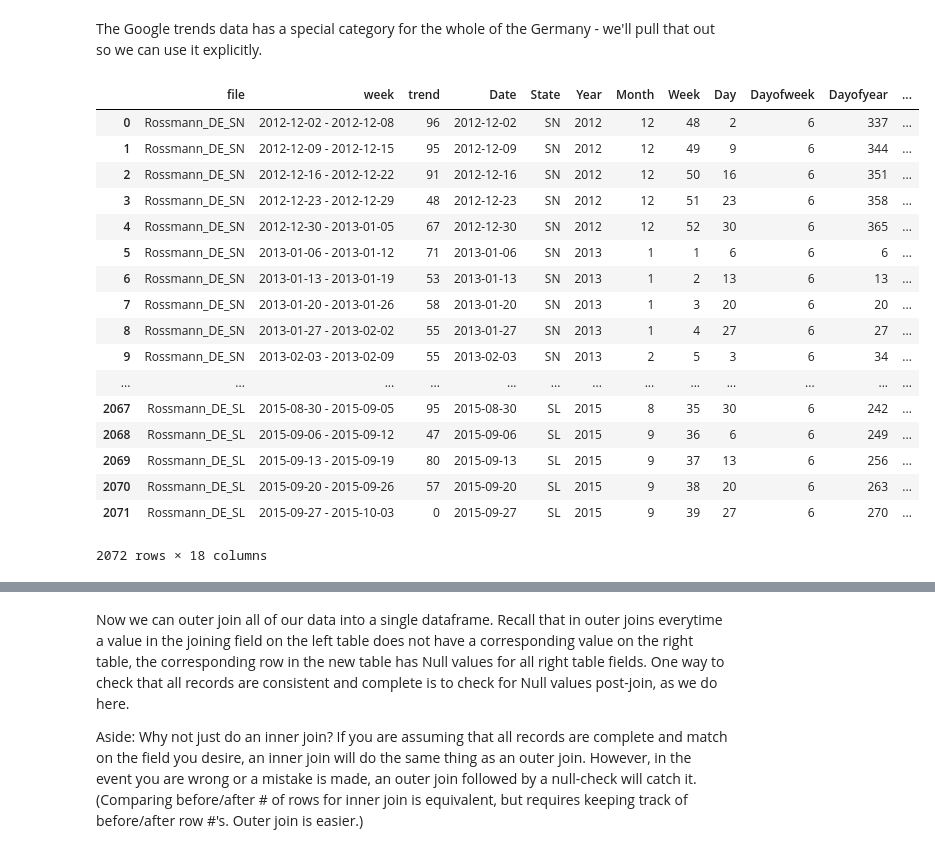
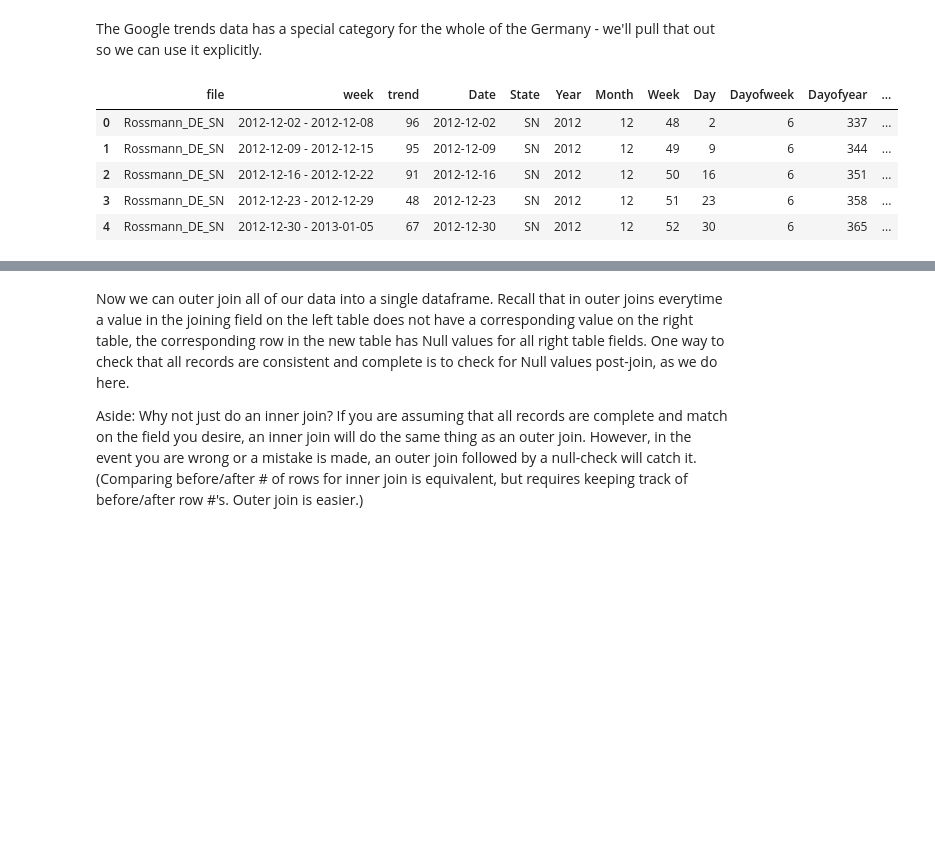
Before and after one commit to tomilsinszki/machine_learning, a Jupyter notebook: rossman_competition.ipynb, the cells around one changed output, grey strips where cells are left out. Drawn from its saved outputs; the diff is of its cells as text; code cells hidden in the pictures; blank space fills up the shorter version.

```diff
--- a/rossman_competition.ipynb
+++ b/rossman_competition.ipynb
@@ -297,26 +218,14 @@ add_datepart(test, "Date", drop=False)
 # %% [markdown]
 The Google trends data has a special category for the whole of the Germany - we'll pull that out so we can use it explicitly.
 # %%
-googletrend
+googletrend.head()
 # %% [output]
 |  | file | week | trend | Date | State | Year | Month | Week | Day | Dayofweek | Dayofyear | ... |
 | 0 | Rossmann_DE_SN | 2012-12-02 - 2012-12-08 | 96 | 2012-12-02 | SN | 2012 | 12 | 48 | 2 | 6 | 337 | ... |
 | 1 | Rossmann_DE_SN | 2012-12-09 - 2012-12-15 | 95 | 2012-12-09 | SN | 2012 | 12 | 49 | 9 | 6 | 344 | ... |
 | 2 | Rossmann_DE_SN | 2012-12-16 - 2012-12-22 | 91 | 2012-12-16 | SN | 2012 | 12 | 50 | 16 | 6 | 351 | ... |
 | 3 | Rossmann_DE_SN | 2012-12-23 - 2012-12-29 | 48 | 2012-12-23 | SN | 2012 | 12 | 51 | 23 | 6 | 358 | ... |
 | 4 | Rossmann_DE_SN | 2012-12-30 - 2013-01-05 | 67 | 2012-12-30 | SN | 2012 | 12 | 52 | 30 | 6 | 365 | ... |
-| 5 | Rossmann_DE_SN | 2013-01-06 - 2013-01-12 | 71 | 2013-01-06 | SN | 2013 | 1 | 1 | 6 | 6 | 6 | ... |
-| 6 | Rossmann_DE_SN | 2013-01-13 - 2013-01-19 | 53 | 2013-01-13 | SN | 2013 | 1 | 2 | 13 | 6 | 13 | ... |
-| 7 | Rossmann_DE_SN | 2013-01-20 - 2013-01-26 | 58 | 2013-01-20 | SN | 2013 | 1 | 3 | 20 | 6 | 20 | ... |
-| 8 | Rossmann_DE_SN | 2013-01-27 - 2013-02-02 | 55 | 2013-01-27 | SN | 2013 | 1 | 4 | 27 | 6 | 27 | ... |
-| 9 | Rossmann_DE_SN | 2013-02-03 - 2013-02-09 | 55 | 2013-02-03 | SN | 2013 | 2 | 5 | 3 | 6 | 34 | ... |
-| ... | ... | ... | ... | ... | ... | ... | ... | ... | ... | ... | ... | ... |
-| 2067 | Rossmann_DE_SL | 2015-08-30 - 2015-09-05 | 95 | 2015-08-30 | SL | 2015 | 8 | 35 | 30 | 6 | 242 | ... |
-| 2068 | Rossmann_DE_SL | 2015-09-06 - 2015-09-12 | 47 | 2015-09-06 | SL | 2015 | 9 | 36 | 6 | 6 | 249 | ... |
-| 2069 | Rossmann_DE_SL | 2015-09-13 - 2015-09-19 | 80 | 2015-09-13 | SL | 2015 | 9 | 37 | 13 | 6 | 256 | ... |
-| 2070 | Rossmann_DE_SL | 2015-09-20 - 2015-09-26 | 57 | 2015-09-20 | SL | 2015 | 9 | 38 | 20 | 6 | 263 | ... |
-| 2071 | Rossmann_DE_SL | 2015-09-27 - 2015-10-03 | 0 | 2015-09-27 | SL | 2015 | 9 | 39 | 27 | 6 | 270 | ... |
-2072 rows × 18 columns
 # %%
 trend_de = googletrend[googletrend.file == 'Rossmann_DE']
 # %%
```
Also changed, not shown: parts of 39 cells of this notebook.
